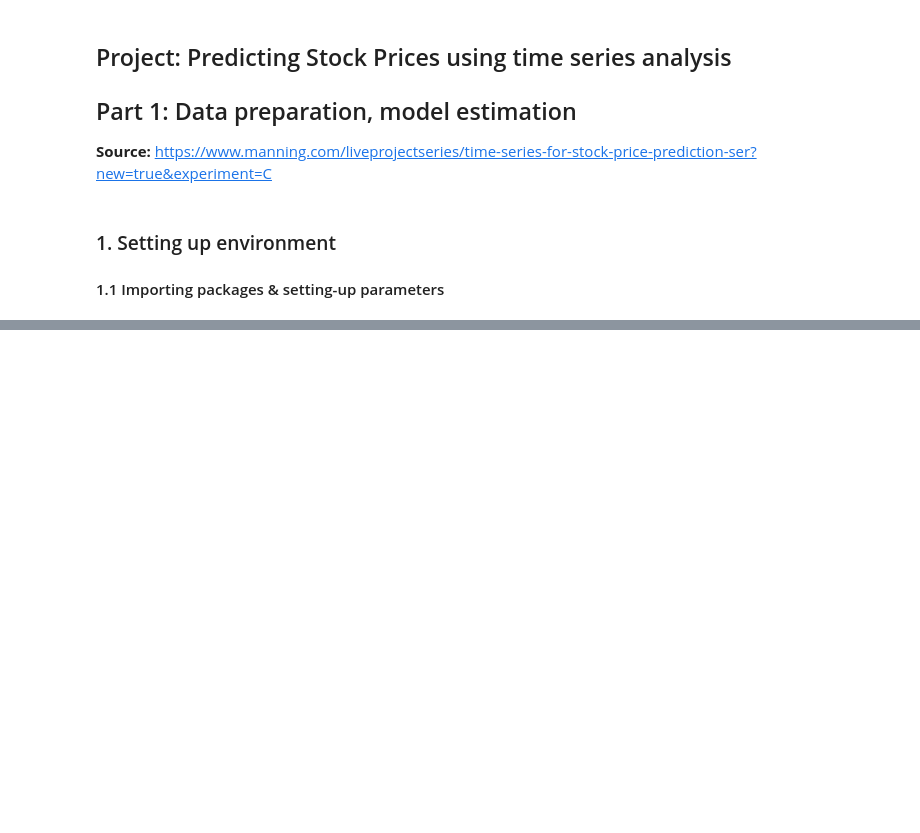
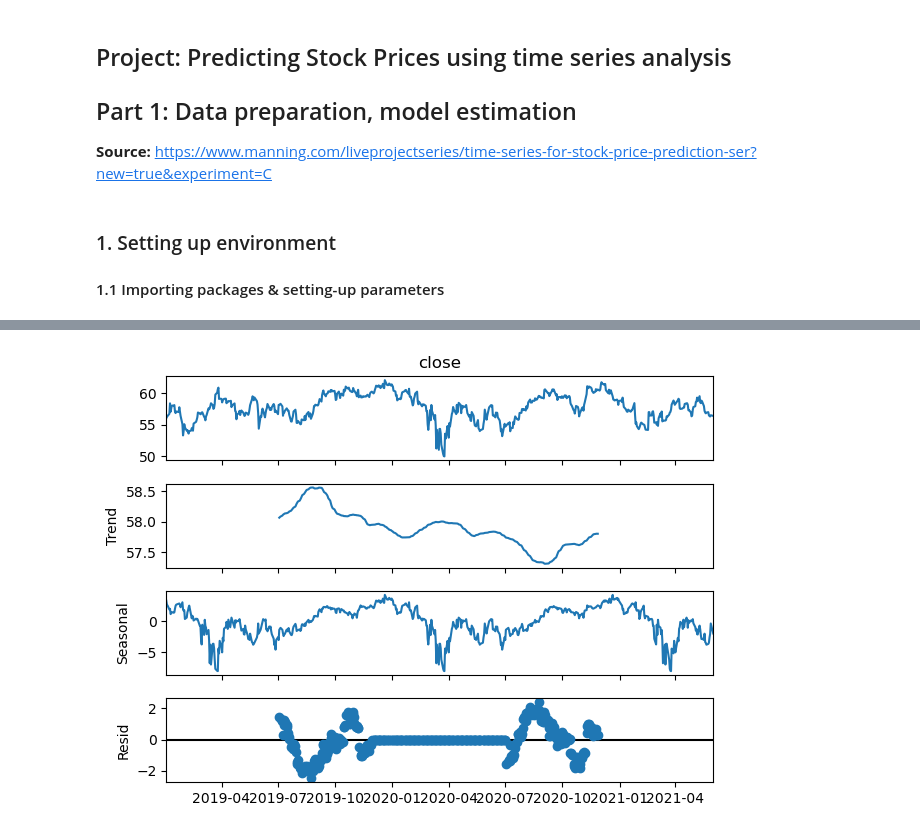
Before and after one commit to TGusciora/Python, a Jupyter notebook: Manning/TimeSeriesStockPrices/TimeSeriesComponents/001_TGusciora_TimeSeriesComponents.ipynb, the cells around one changed output, grey strips where cells are left out. Cells and saved outputs as stored; diff of their text form; code cells hidden in the pictures; blank space fills up the shorter version.

```diff
--- a/Manning/TimeSeriesStockPrices/TimeSeriesComponents/001_TGusciora_TimeSeriesComponents.ipynb
+++ b/Manning/TimeSeriesStockPrices/TimeSeriesComponents/001_TGusciora_TimeSeriesComponents.ipynb
@@ -131,0 +158,7 @@ plt.show()
+# %%
+verizon_series = verizon_data.set_index('timestamp')['close'].squeeze()
+result = seasonal_decompose(verizon_series, period = 252, model = 'additive')
+result.plot()
+pyplot.show()
+# %% [output]
+[figure, added]
```
Also changed, not shown: parts of 12 cells of this notebook, 1 other file.
